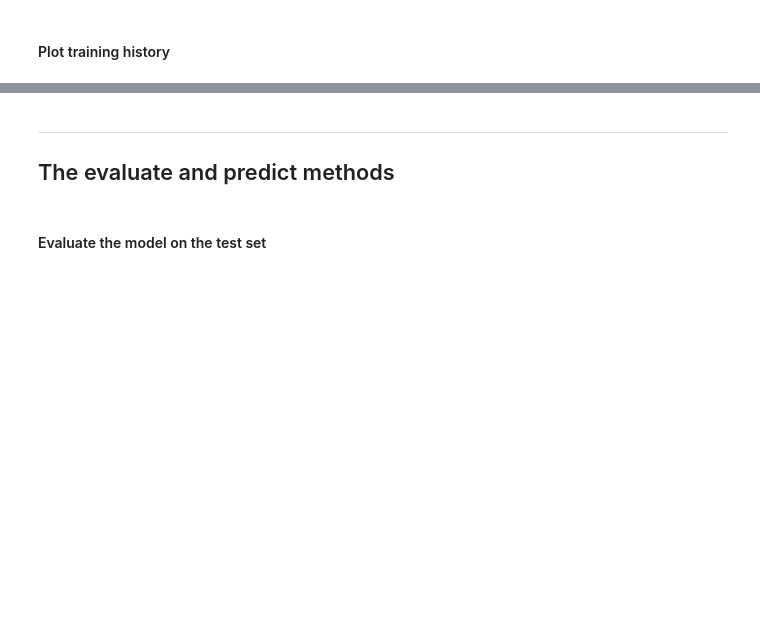
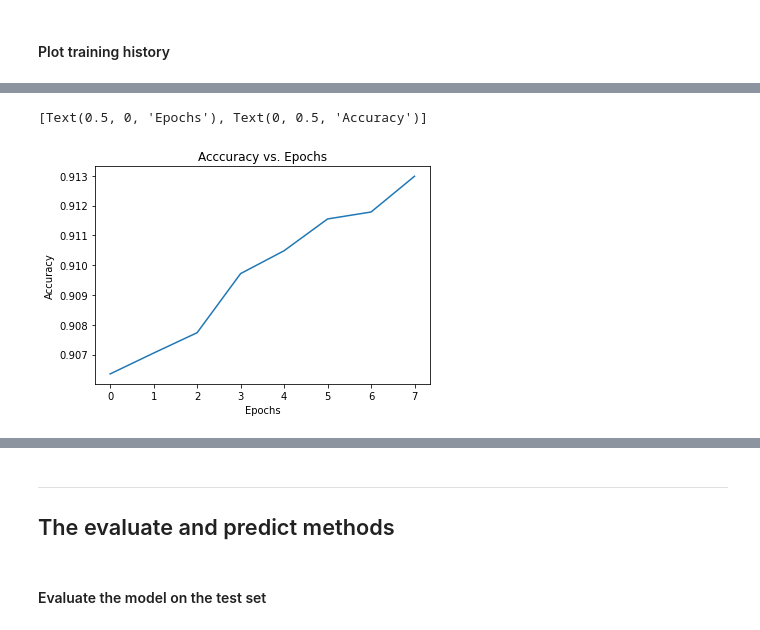
Before and after one commit to taemt94/TIL, a Jupyter notebook: coursera/tensorflow2_for_deep_learning/coding_tutorial_week2.ipynb, the cells around one changed output, grey strips where cells are left out. Saved outputs shown, nothing was run; the diff lists cells and outputs as text; code cells hidden in the pictures; blank space fills up the shorter version.

```diff
--- a/coursera/tensorflow2_for_deep_learning/coding_tutorial_week2.ipynb
+++ b/coursera/tensorflow2_for_deep_learning/coding_tutorial_week2.ipynb
@@ -726,2 +886,7 @@ labels = [
 # %%
 # Make a plot for the accuracy
+acc_plot = df.plot(y='sparse_categorical_accuracy', title='Acccuracy vs. Epochs', legend=False)
+acc_plot.set(xlabel='Epochs', ylabel='Accuracy')
+# %% [output]
+[Text(0.5, 0, 'Epochs'), Text(0, 0.5, 'Accuracy')]
+[figure, added]
```
Also changed, not shown: parts of 21 cells of this notebook.
